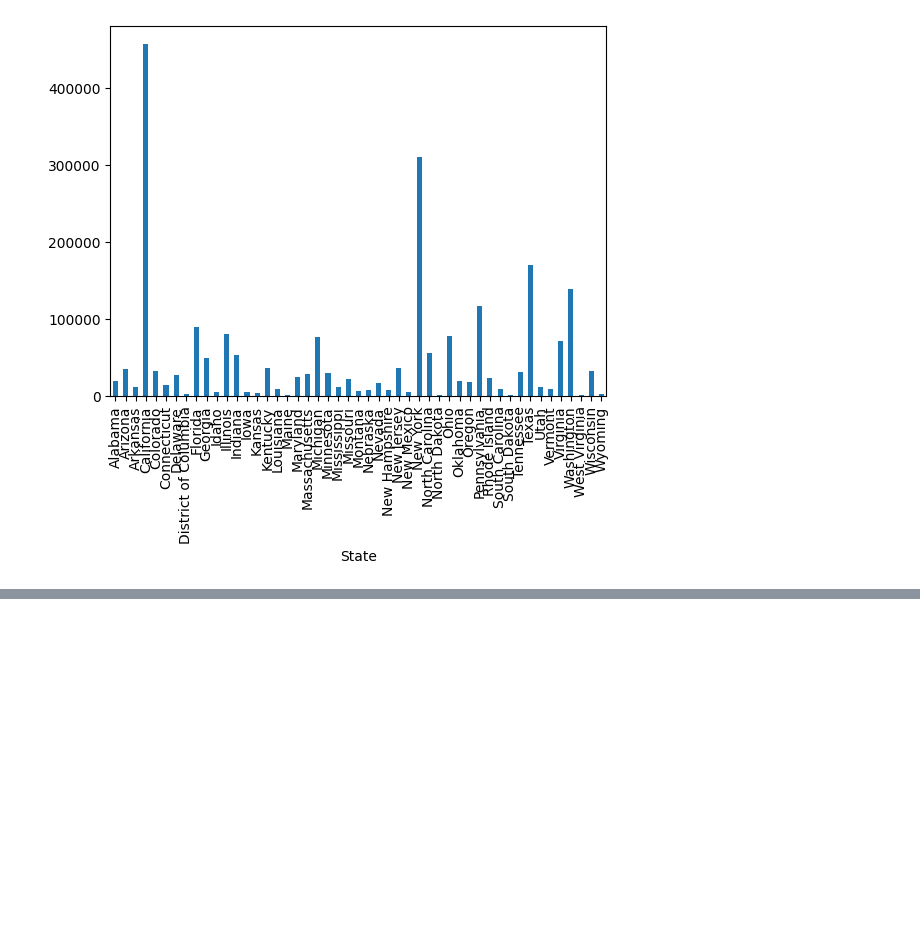
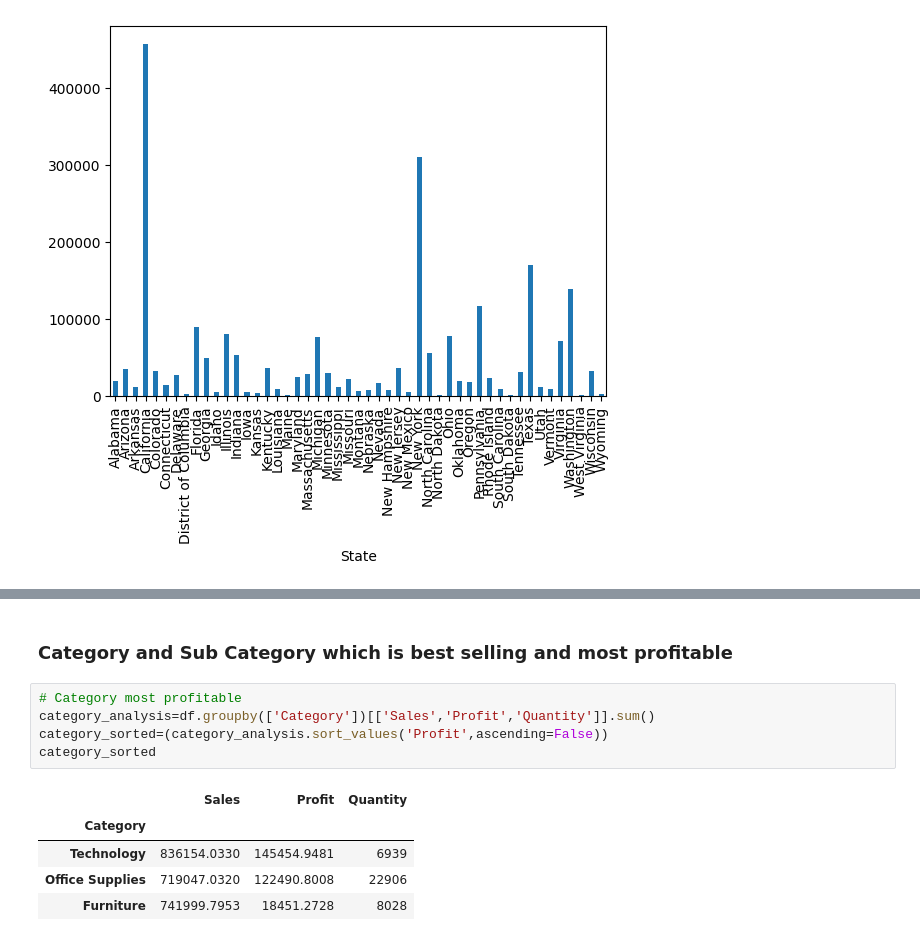
Before and after one commit to VedantVatsa/Analysis-of-Superstore-Dataset, a Jupyter notebook: Analysis.ipynb, the cells around one changed output, grey strips where cells are left out. Drawn from its saved outputs; the diff is of its cells as text; blank space fills up the shorter version.

```diff
--- a/Analysis.ipynb
+++ b/Analysis.ipynb
@@ -183,0 +236,13 @@ df.groupby("State")["Sales"].sum().plot.bar()
+# %% [markdown]
+### Category and Sub Category which is best selling and most profitable
+# %%
+# Category most profitable
+category_analysis=df.groupby(['Category'])[['Sales','Profit','Quantity']].sum()
+category_sorted=(category_analysis.sort_values('Profit',ascending=False))
+category_sorted
+# %% [output]
+|  | Sales | Profit | Quantity |
+| Category |  |  |  |
+| Technology | 836154.0330 | 145454.9481 | 6939 |
+| Office Supplies | 719047.0320 | 122490.8008 | 22906 |
+| Furniture | 741999.7953 | 18451.2728 | 8028 |
```
Also changed, not shown: parts of 10 cells of this notebook.
